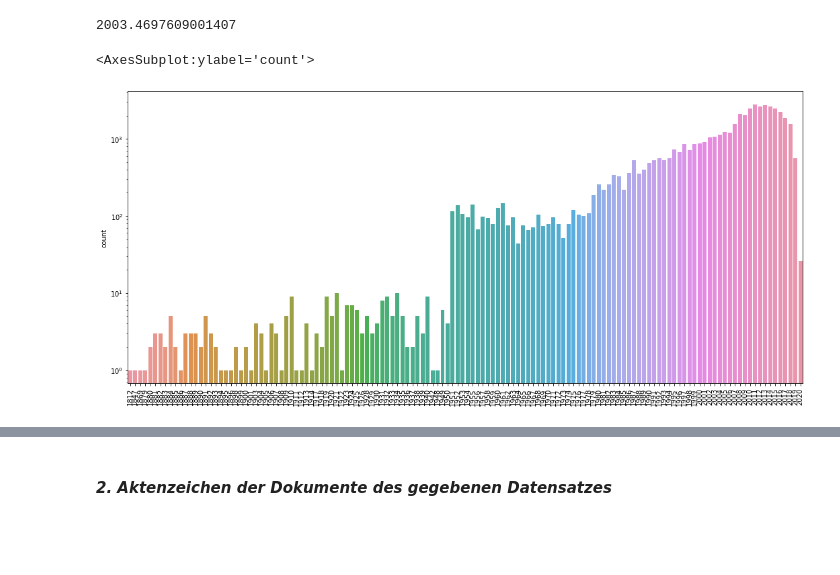
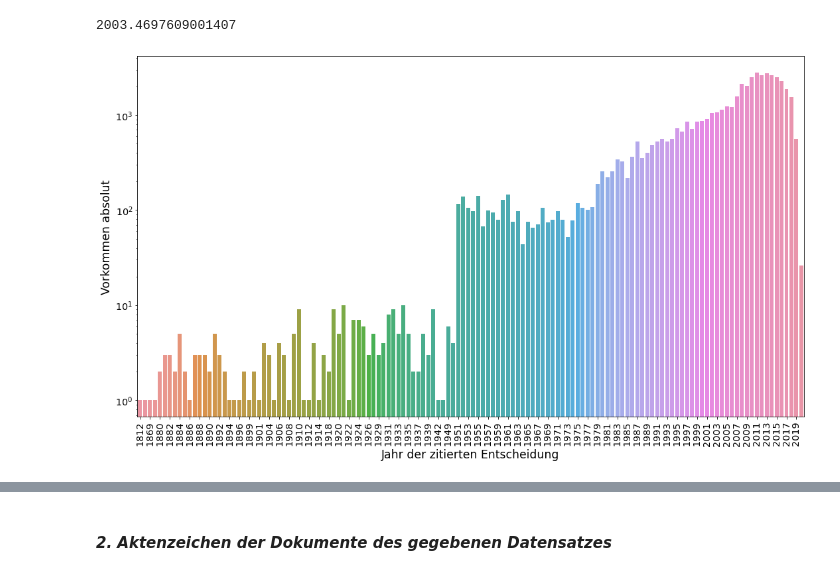
Before and after one commit to Balilicious/legal-decisions-recommender, a Jupyter notebook: CitationExtraction.ipynb, the cells around one changed output, grey strips where cells are left out. Saved outputs shown, nothing was run; the diff lists cells and outputs as text; code cells hidden in the pictures; blank space fills up the shorter version.

```diff
--- a/CitationExtraction.ipynb
+++ b/CitationExtraction.ipynb
@@ -109,6 +109,15 @@ Gesamtmenge von identifizierten Zitaten in allen Gruende-Texten: 52699
 sum(amount_citations_in_gruende)
 # %% [output]
 52699
+# %%
+# set plot parameters globally
+import matplotlib.pylab as pylab
+params = {'legend.fontsize': 'x-large',
+         'axes.labelsize': 'xx-large',
+         'axes.titlesize':'x-large',
+         'xtick.labelsize':'x-large',
+         'ytick.labelsize':'x-large'}
+pylab.rcParams.update(params)
 # %%
 # plot number of detected citations in Gründe
 f = plt.figure(figsize=(18,8))
@@ -402,11 +414,13 @@ all_years = all_years_tenor + all_years_gruende
 # %%
 # plot years of az for Gründe and Tenor combined
-f1 = plt.figure(figsize=(18,8))
-plt.xticks(rotation=90, fontsize=10)
+f1 = plt.figure(figsize=(18,10))
+plt.xticks(rotation=90)#, fontsize=12)
 # log scale!
 plt.yscale('log')
-sns.countplot(all_years)
+ax = sns.countplot(all_years)
+ax.set(xlabel='Jahr der zitierten Entscheidung', ylabel='Vorkommen absolut')
+ax.xaxis.set_major_locator(FixedLocator(range(0, 200, 2)))
+
 #f1.savefig("images/plots/jahre_aller_Zitate.png", bbox_inches="tight", dpi=600)
 # %% [output]
-<AxesSubplot:ylabel='count'>
-[figure, old version]
+[figure, new version]
```
Also changed, not shown: parts of 20 cells of this notebook, 1 other file.
